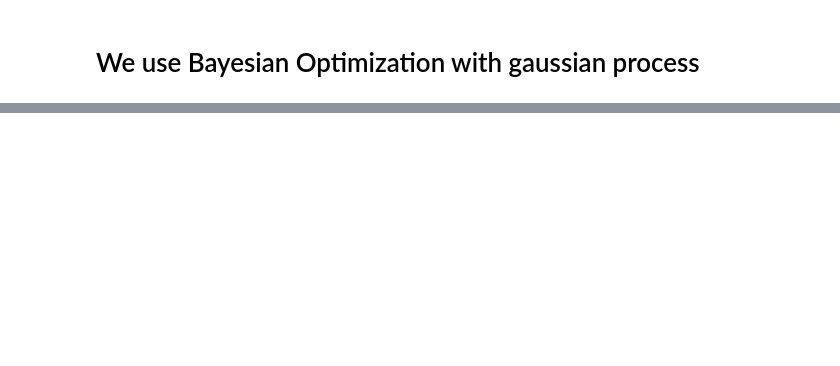
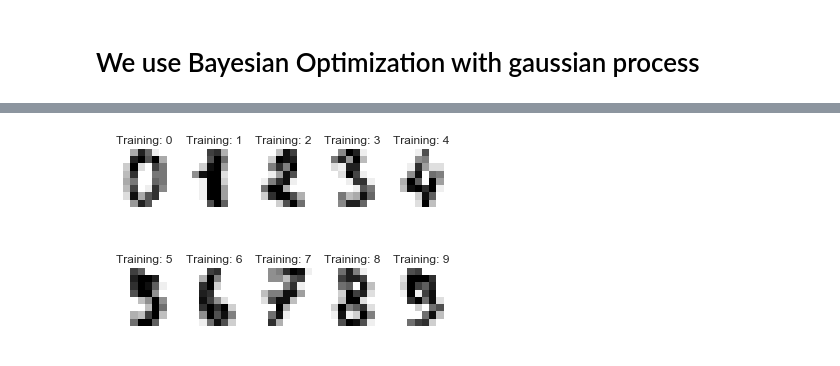
Before and after one commit to soulforger0/GPopt_4_Bayesian_NN, a Jupyter notebook: GPopt_4_BayesianNN.ipynb, the cells around one changed output, grey strips where cells are left out. Cells and saved outputs as stored; diff of their text form; code cells hidden in the pictures; blank space fills up the shorter version.

```diff
--- a/GPopt_4_BayesianNN.ipynb
+++ b/GPopt_4_BayesianNN.ipynb
@@ -230,0 +313,17 @@ Text(0.5,1,'Result')
+# %%
+# MNIST dataset
+digits = datasets.load_digits()
+# The data that we are interested in is made of 8x8 images of digits, let's
+# have a look at the first 4 images, stored in the `images` attribute of the
+# dataset.  If we were working from image files, we could load them using
+# matplotlib.pyplot.imread.  Note that each image must have the same size. For these
+# images, we know which digit they represent: it is given in the 'target' of
+# the dataset.
+images_and_labels = list(zip(digits.images, digits.target))
+for index, (image, label) in enumerate(images_and_labels[:10]):
+    plt.subplot(2, 5, index + 1)
+    plt.axis('off')
+    plt.imshow(image, cmap=plt.cm.gray_r, interpolation='nearest')
+    plt.title('Training: %i' % label)
+# %% [output]
+[figure, added]
```
Also changed, not shown: parts of 21 cells of this notebook.
